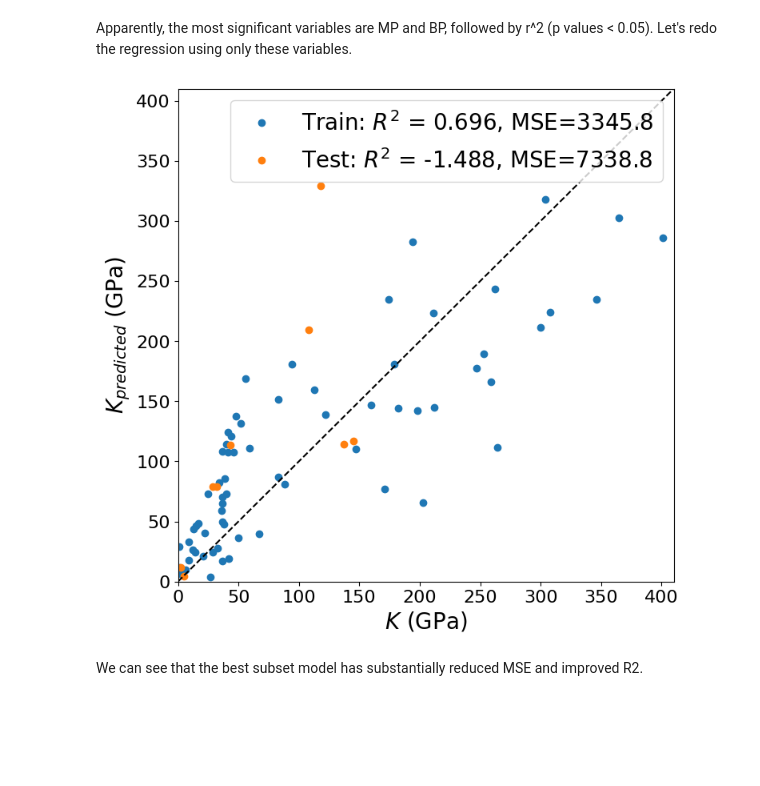
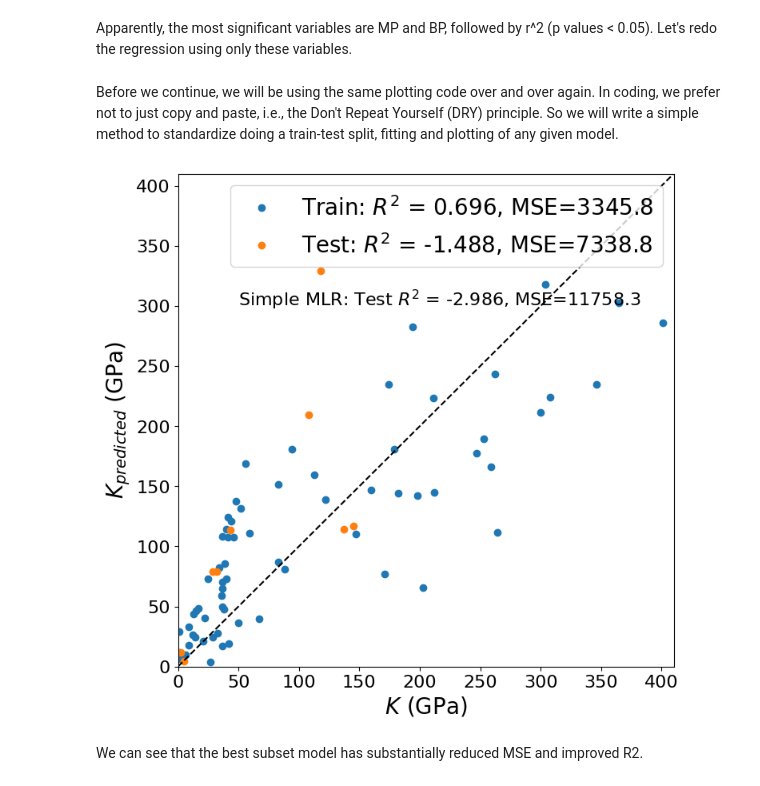
Before and after one commit to materialsvirtuallab/nano281, a Jupyter notebook: lectures/notebooks/Lecture 03 - Linear methods.ipynb, the cells around one changed output. Drawn from its saved outputs; the diff is of its cells as text; code cells hidden in the pictures; blank space fills up the shorter version.

```diff
--- a/lectures/notebooks/Lecture 03 - Linear methods.ipynb
+++ b/lectures/notebooks/Lecture 03 - Linear methods.ipynb
@@ -244,33 +245,41 @@ print("The p values for the variables are " + s)
 The p values for the variables are MP: 5.017e-17, BP: 3.285e-14, Z: 1.382e-01, X: 1.760e-01, r: 9.118e-02, X^2: 6.985e-01, sqrt(X): 6.706e-02, r^2: 1.346e-02, sqrt(r): 2.524e-01
 # %% [markdown]
 Apparently, the most significant variables are MP and BP, followed by r^2 (p values < 0.05). Let's redo the regression using only these variables.
+# %% [markdown]
+Before we continue, we will be using the same plotting code over and over again. In coding, we prefer not to just copy and paste, i.e., the Don't Repeat Yourself (DRY) principle. So we will write a simple method to standardize doing a train-test split, fitting and plotting of any given model.
 # %%
-mlr_best = linear_model.LinearRegression()
+def train_fit_plot_model(model, x, y, split=0.1):
+    X_train, X_test, y_train, y_test = train_test_split(x, y, test_size=split, random_state=42)
+    model.fit(X_train, y_train)
+    yhat_train = model.predict(X_train)
+    yhat_test = model.predict(X_test)
 
-x_new = x[["MP", "BP", "r^2"]]
-X_train, X_test, y_train, y_test = train_test_split(x_new, y, test_size=0.10, random_state=42)
+    r2_train = model.score(X_train, y_train)
+    r2_test = model.score(X_test, y_test)
 
-mlr = linear_model.LinearRegression()
-mlr.fit(X_train, y_train)
-yhat_train = mlr.predict(X_train)
-yhat_test = mlr.predict(X_test)
-
-r2_train = mlr.score(X_train, y_train)
-r2_test = mlr.score(X_test, y_test)
-
-mse_train = mean_squared_error(yhat_train, y_train)
-mse_test = mean_squared_error(yhat_test, y_test)
-f, ax = plt.subplots(figsize=(8, 8))
-plt.plot(y_train, yhat_train, "o", label=f"Train: $R^2$ = {r2_train:.3f}, MSE={mse_train:.1f}")
-plt.plot(y_test, yhat_test, "o", label=f"Test: $R^2$ = {r2_test:.3f}, MSE={mse_test:.1f}")
-plt.ylabel(r"$K_{predicted}$ (GPa)")
-plt.xlabel(r"$K$ (GPa)")
-plt.legend()
-plt.xlim([0, 410])
-plt.ylim([0, 410])
-plt.plot([0, 410], [0, 410], "k--");
+    mse_train = mean_squared_error(yhat_train, y_train)
+    mse_test = mean_squared_error(yhat_test, y_test)
+    f, ax = plt.subplots(figsize=(8, 8))
+    plt.plot(y_train, yhat_train, "o", label=f"Train: $R^2$ = {r2_train:.3f}, MSE={mse_train:.1f}")
+    plt.plot(y_test, yhat_test, "o", label=f"Test: $R^2$ = {r2_test:.3f}, MSE={mse_test:.1f}")
+    plt.ylabel(r"$K_{predicted}$ (GPa)")
+    plt.xlabel(r"$K$ (GPa)")
+    plt.legend()
+    plt.xlim([0, 410])
+    plt.ylim([0, 410])
+    plt.plot([0, 410], [0, 410], "k--")
+    plt.annotate(
+        f"Simple MLR: Test $R^2$ = {simple_mlr_r2_test:.3f}, MSE={simple_mlr_mse_test:.1f}",
+        (50, 300),
+        fontsize=16,
+    )
-# %% [output]
-[figure, removed]
+# %%
+mlr = linear_model.LinearRegression()
+
+x_new = x[["MP", "BP", "r^2"]]
+train_fit_plot_model(mlr, x_new, y)
+# %% [output]
+[figure, added]
 # %% [markdown]
 We can see that the best subset model has substantially reduced MSE and improved R2.
 # %% [markdown]
```
Also changed, not shown: parts of 14 cells of this notebook.
